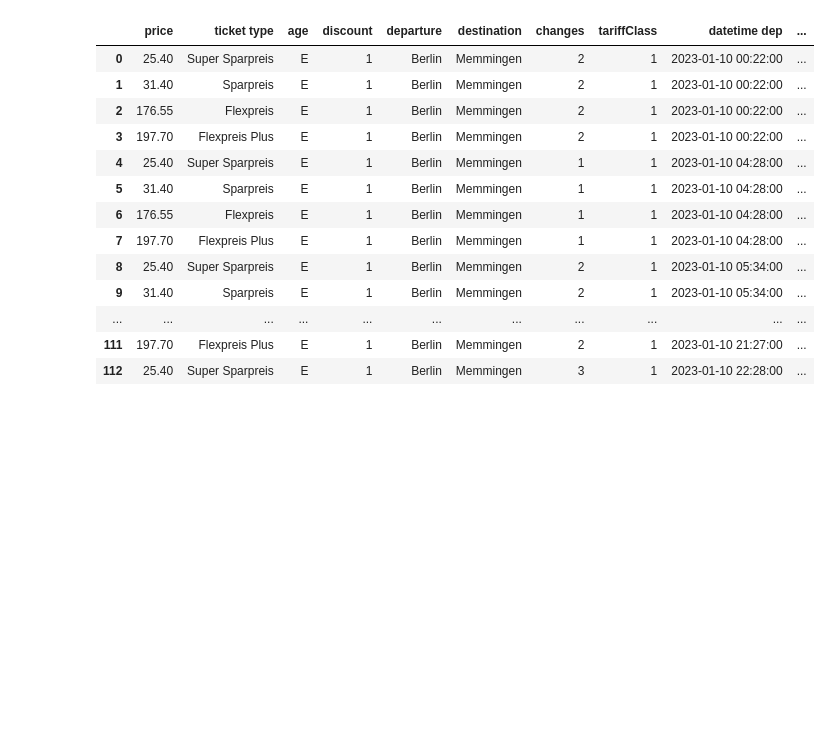
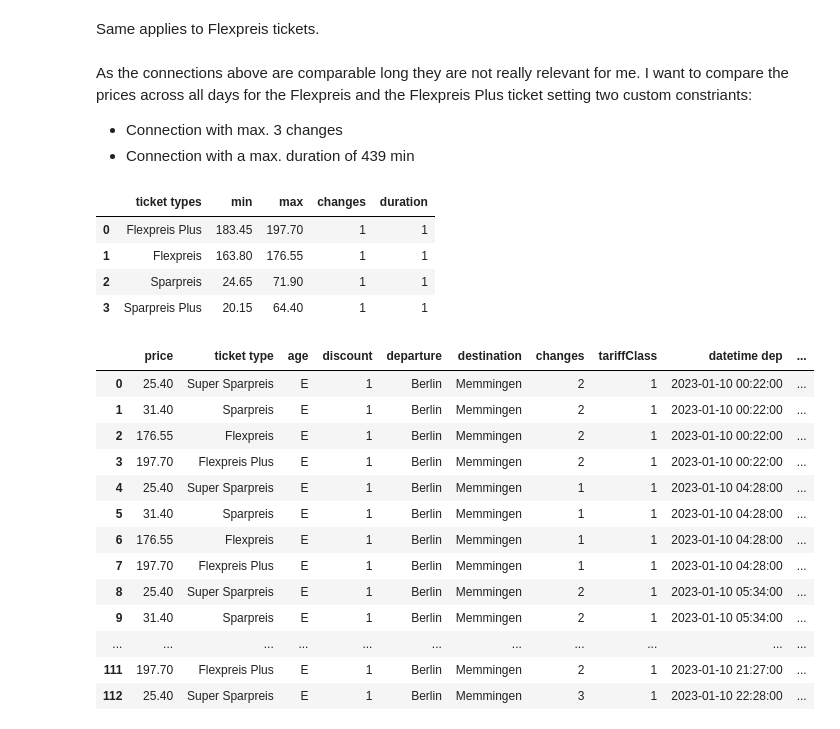
Before and after one commit to emely3h/SE_25_Data_Science, a Jupyter notebook: final_project/1_1_prices-single-day.ipynb, the cells around one changed output. Drawn from its saved outputs; the diff is of its cells as text; code cells hidden in the pictures; blank space fills up the shorter version.

```diff
--- a/final_project/clean-data.ipynb
+++ b/final_project/1_1_prices-single-day.ipynb
@@ -251,3 +73,40 @@ min_max_of_day
+# %% [markdown]
+Same applies to Flexpreis tickets.
+# %% [markdown]
+As the connections above are comparable long they are not really relevant for me. I want to compare the prices across all days for the Flexpreis and the Flexpreis Plus ticket setting two custom constriants:
+- Connection with max. 3 changes
+- Connection with a max. duration of 439 min
+# %%
+df_Flexpreis_plus = df.loc[df['ticket type'] == 'Flexpreis Plus']
+flexpreis_plus_min = df_Flexpreis_plus['price'].min()
+flexpreis_plus_max = df_Flexpreis_plus['price'].max()
+
+df_Flexpreis = df.loc[df['ticket type'] == 'Flexpreis']
+flexpreis_min = df_Flexpreis['price'].min()
+flexpreis_max = df_Flexpreis['price'].max()
+df_Sparpreis = df.loc[df['ticket type'] == 'Sparpreis']
+sparpreis_min = df_Sparpreis['price'].min()
+sparpreis_max = df_Sparpreis['price'].max()
+df_Super_Sparpreis = df.loc[df['ticket type'] == 'Super Sparpreis']
+super_Sparpreis_min = df_Super_Sparpreis['price'].min()
+super_Sparpreis_max = df_Super_Sparpreis['price'].max()
+
+min_max_of_day = {
+                'ticket types': ['Flexpreis Plus', 'Flexpreis', 'Sparpreis', 'Sparpreis Plus'],
+                'min': [flexpreis_plus_min, flexpreis_min, sparpreis_min, super_Sparpreis_min],
+                'max': [flexpreis_plus_max, flexpreis_max, sparpreis_max, super_Sparpreis_max],
+                'changes': 1,
+                'duration':1,
+                }
+min_max_of_day = pd.DataFrame(data=min_max_of_day)
+min_max_of_day
+# also get time
+# %% [output]
+|  | ticket types | min | max | changes | duration |
+| 0 | Flexpreis Plus | 183.45 | 197.70 | 1 | 1 |
+| 1 | Flexpreis | 163.80 | 176.55 | 1 | 1 |
+| 2 | Sparpreis | 24.65 | 71.90 | 1 | 1 |
+| 3 | Sparpreis Plus | 20.15 | 64.40 | 1 | 1 |
 # %%
 df
 # %% [output]
```
Also changed, not shown: parts of 35 cells of this notebook, 29 other files.
